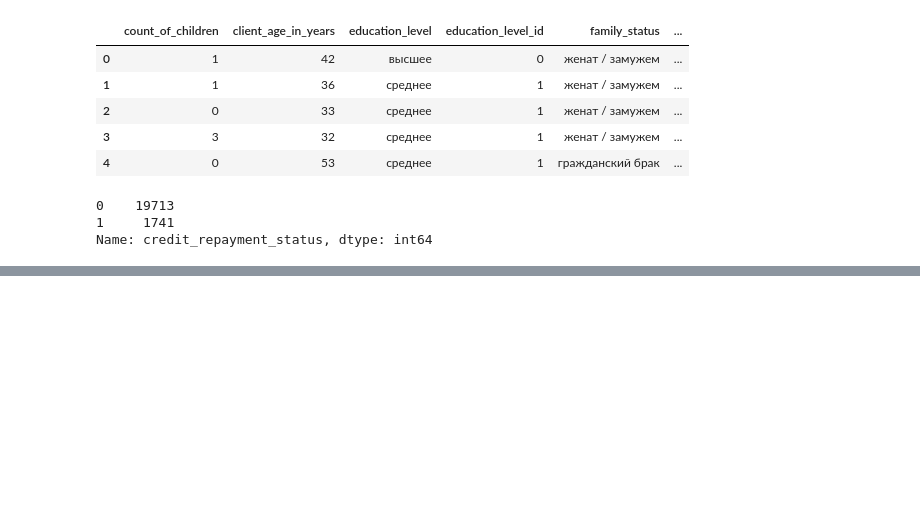
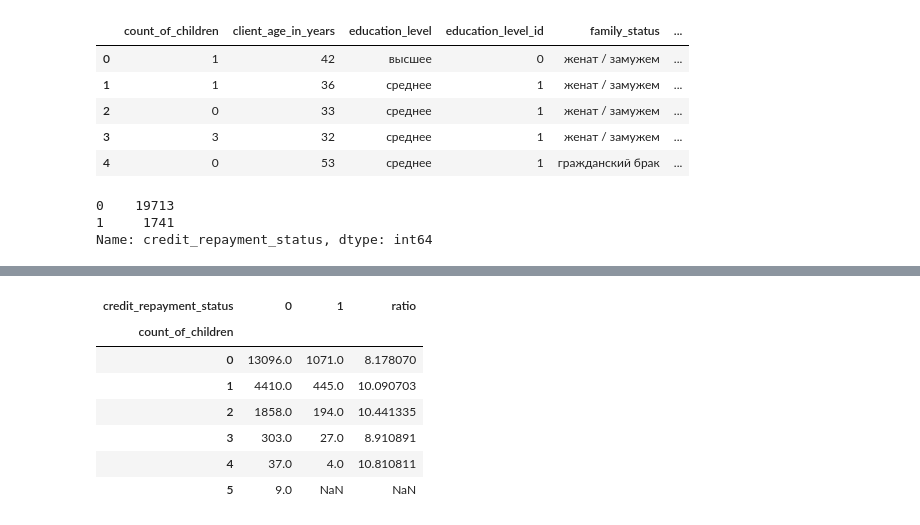
Before and after one commit to Bakytzhann/Data-Analysis, a Jupyter notebook: Credit_Scoring(Data_Preprocessing).ipynb, the cells around one changed output, grey strips where cells are left out. Cells and saved outputs as stored; diff of their text form; code cells hidden in the pictures; blank space fills up the shorter version.

```diff
--- a/Credit_Scoring(Data_Preprocessing).ipynb
+++ b/Credit_Scoring(Data_Preprocessing).ipynb
@@ -466,0 +508,14 @@ Name: credit_repayment_status, dtype: int64
+# %%
+credit_purpose_keys= []
+credit_purpose_list = list(credit_df['credit_purpose'].unique())
+for value in range(len(credit_purpose_list)):
+    if 'образован' in credit_purpose_list[value]:
+        credit_purpose_keys.append('Образование')
+    elif 'авто' in credit_purpose_list[value]:
+        credit_purpose_keys.append('Автомобиль')
+    elif 'свадь' in credit_purpose_list[value]:
+        credit_purpose_keys.append('Свадьба')
+    else:
+        credit_purpose_keys.append('Недвижимость')
+
+credit_purpose_keys
@@ -466,0 +560,2 @@ Name: credit_repayment_status, dtype: int64
+# %%
+credit_purpose_dict = dict(zip(credit_purpose_list, credit_purpose_keys))
@@ -466,0 +582,2 @@ Name: credit_repayment_status, dtype: int64
+# %%
+credit_df['credit_purpose_status'] = credit_df['credit_purpose'].map(credit_purpose_dict)
@@ -466,0 +646,16 @@ Name: credit_repayment_status, dtype: int64
+# %%
+children_pivot = credit_df.pivot_table(index = ['count_of_children'], \
+                                columns = ['credit_repayment_status'], \
+                                values = 'credit_purpose', aggfunc='count')
+
+children_pivot['ratio'] = children_pivot[1] / children_pivot[0] * 100
+children_pivot
+# %% [output]
+| credit_repayment_status | 0 | 1 | ratio |
+| count_of_children |  |  |  |
+| 0 | 13096.0 | 1071.0 | 8.178070 |
+| 1 | 4410.0 | 445.0 | 10.090703 |
+| 2 | 1858.0 | 194.0 | 10.441335 |
+| 3 | 303.0 | 27.0 | 8.910891 |
+| 4 | 37.0 | 4.0 | 10.810811 |
+| 5 | 9.0 | NaN | NaN |
```
Also changed, not shown: parts of 29 cells of this notebook.
